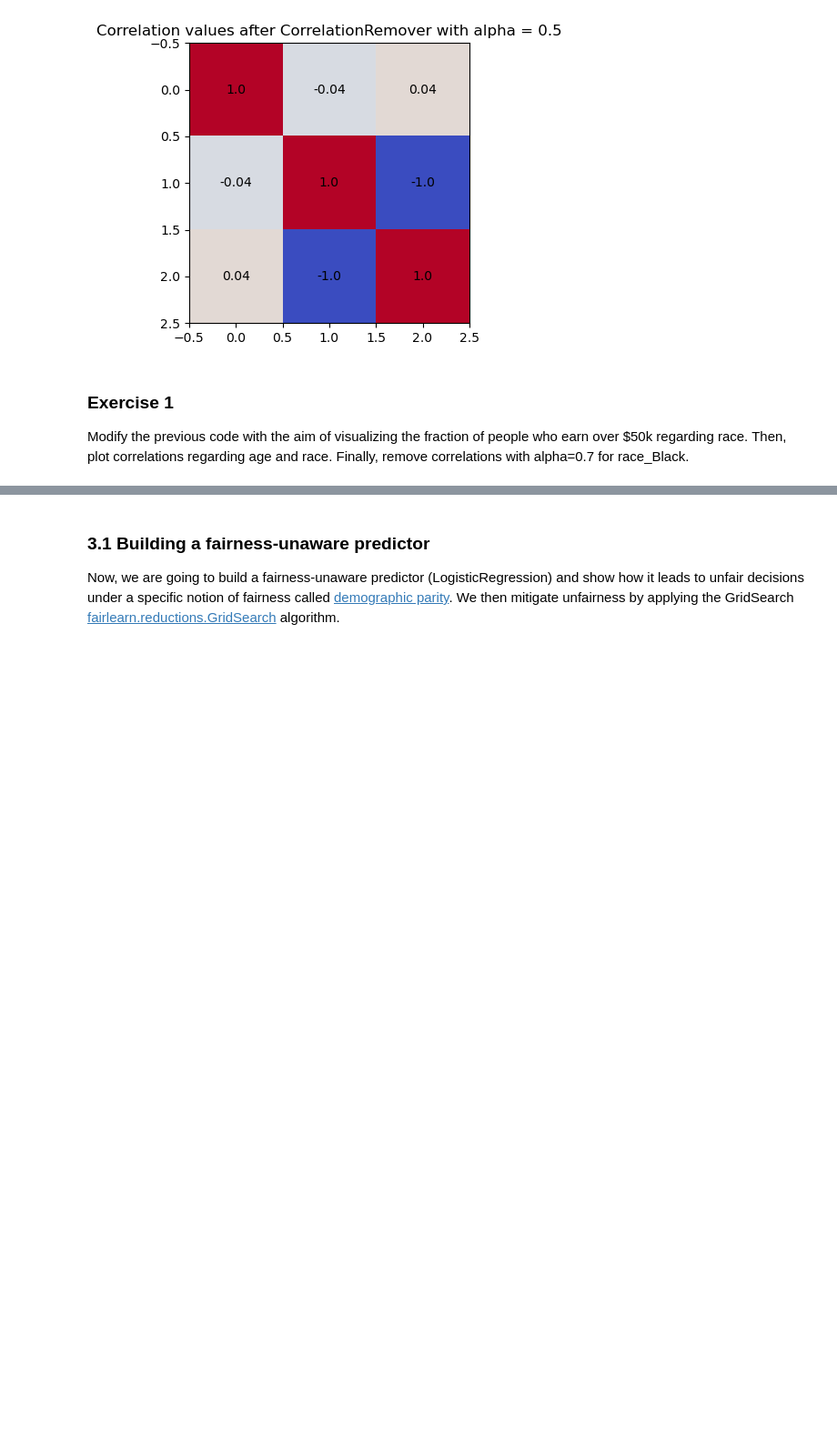
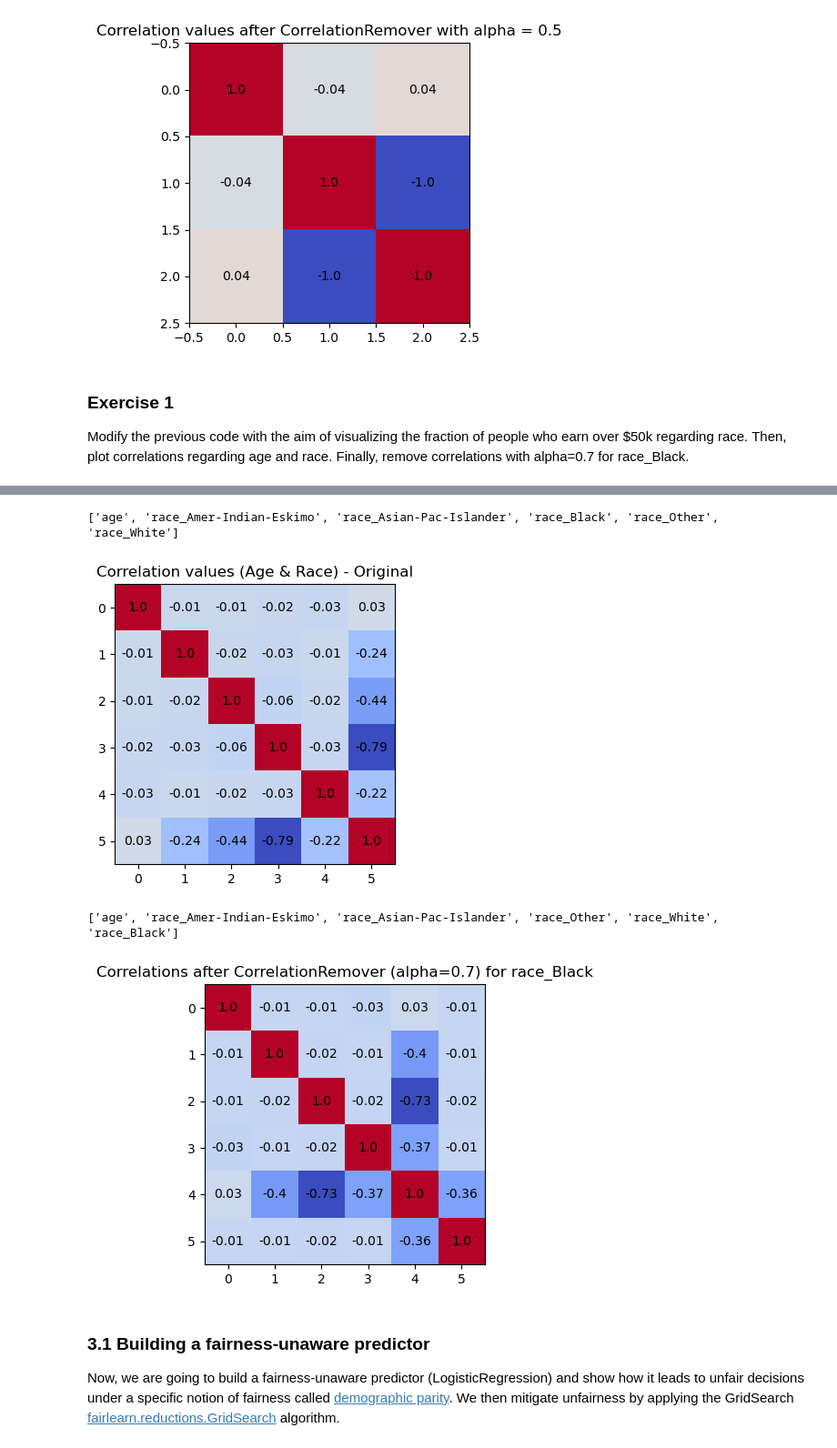
Before and after one commit to hugogs7/TXAI, a Jupyter notebook: TXAI_I5_FAIRNESS.ipynb, the cells around one changed output, grey strips where cells are left out. Shown at 91% size. Cells and saved outputs as stored; diff of their text form; code cells hidden in the pictures; blank space fills up the shorter version.

```diff
--- a/TXAI_I5_FAIRNESS.ipynb
+++ b/TXAI_I5_FAIRNESS.ipynb
@@ -231,3 +267,31 @@ Modify the previous code with the aim of visualizing the fraction of people who
+# %%
+# 2. Correlations between age and race in the original dataset
+X_raw_race = adult_data.data[["age", "race"]]
+X_raw_race = pd.get_dummies(X_raw_race) # Convert race categories into 0/1 dummy columns
+
+plot_heatmap(X_raw_race, "Correlation values (Age & Race) - Original")
+
+# 3. Remove correlations with alpha=0.7 for race_Black
+cr_alpha_race = CorrelationRemover(sensitive_feature_ids=['race_Black'], alpha=0.7)
+
+# Apply the transformation
+X_cr_alpha_race = cr_alpha_race.fit_transform(X_raw_race)
+
+# When using CorrelationRemover, the 'race_Black' column is dropped from the result.
+# To rebuild the DataFrame and see the new heatmap, we extract the remaining column names:
+cols_without_black = [col for col in X_raw_race.columns if col != 'race_Black']
+X_cr_alpha_race_df = pd.DataFrame(X_cr_alpha_race, columns=cols_without_black)
+
+# We add back the original 'race_Black' column to check in the heatmap
+# how the correlation with the other variables has decreased
+X_cr_alpha_race_df["race_Black"] = X_raw_race["race_Black"]
+
+plot_heatmap(X_cr_alpha_race_df, "Correlations after CorrelationRemover (alpha=0.7) for race_Black")
+# %% [output]
+['age', 'race_Amer-Indian-Eskimo', 'race_Asian-Pac-Islander', 'race_Black', 'race_Other', 'race_White']
+[figure, added]
+['age', 'race_Amer-Indian-Eskimo', 'race_Asian-Pac-Islander', 'race_Other', 'race_White', 'race_Black']
+[figure, added]
 # %% [markdown]
 ### **3.1 Building a fairness-unaware predictor**
 
```
Also changed, not shown: parts of 1 cell of this notebook.
